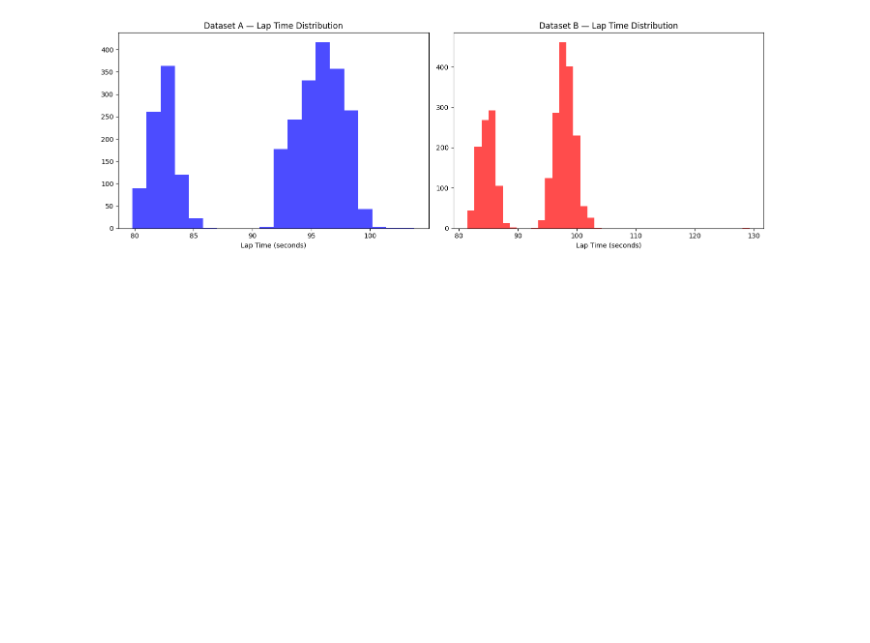
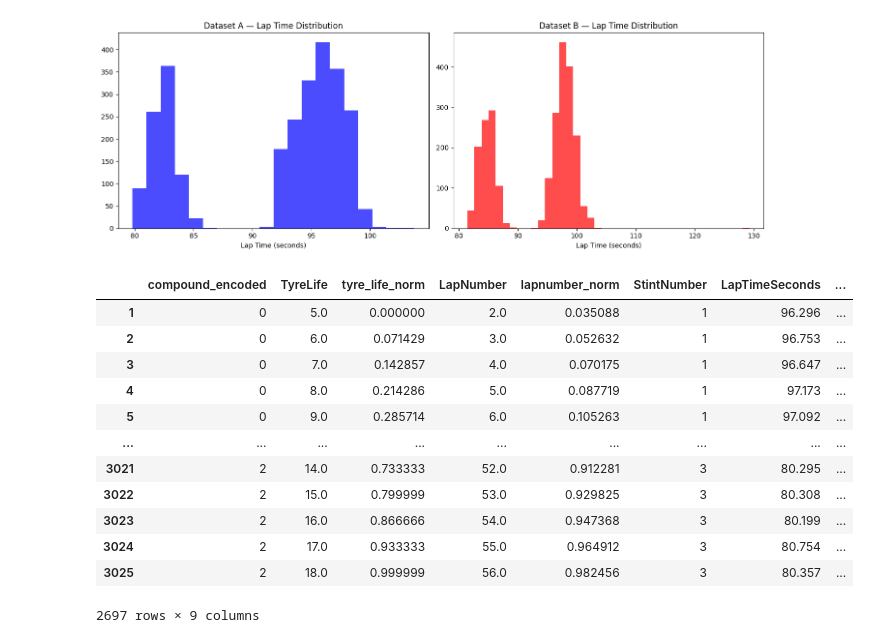
Before and after one commit to BhargavJakku/F1--Telemetry-RaceIQ, a Jupyter notebook: notebooks/Datapipeline.ipynb, the cells around one changed output. Drawn from its saved outputs; the diff is of its cells as text; code cells hidden in the pictures; blank space fills up the shorter version.

```diff
--- a/notebooks/Datapipeline.ipynb
+++ b/notebooks/Datapipeline.ipynb
@@ -380,3 +380,19 @@ plt.savefig('../outputs/plots/dataset_splits.png')
 plt.show()
 # %% [output]
 [figure]
+# %%
+dataset_a
+# %% [output]
+|  | compound_encoded | TyreLife | tyre_life_norm | LapNumber | lapnumber_norm | StintNumber | LapTimeSeconds | ... |
+| 1 | 0 | 5.0 | 0.000000 | 2.0 | 0.035088 | 1 | 96.296 | ... |
+| 2 | 0 | 6.0 | 0.071429 | 3.0 | 0.052632 | 1 | 96.753 | ... |
+| 3 | 0 | 7.0 | 0.142857 | 4.0 | 0.070175 | 1 | 96.647 | ... |
+| 4 | 0 | 8.0 | 0.214286 | 5.0 | 0.087719 | 1 | 97.173 | ... |
+| 5 | 0 | 9.0 | 0.285714 | 6.0 | 0.105263 | 1 | 97.092 | ... |
+| ... | ... | ... | ... | ... | ... | ... | ... | ... |
+| 3021 | 2 | 14.0 | 0.733333 | 52.0 | 0.912281 | 3 | 80.295 | ... |
+| 3022 | 2 | 15.0 | 0.799999 | 53.0 | 0.929825 | 3 | 80.308 | ... |
+| 3023 | 2 | 16.0 | 0.866666 | 54.0 | 0.947368 | 3 | 80.199 | ... |
+| 3024 | 2 | 17.0 | 0.933333 | 55.0 | 0.964912 | 3 | 80.754 | ... |
+| 3025 | 2 | 18.0 | 0.999999 | 56.0 | 0.982456 | 3 | 80.357 | ... |
+2697 rows × 9 columns
```
Also changed, not shown: 4 other files.
